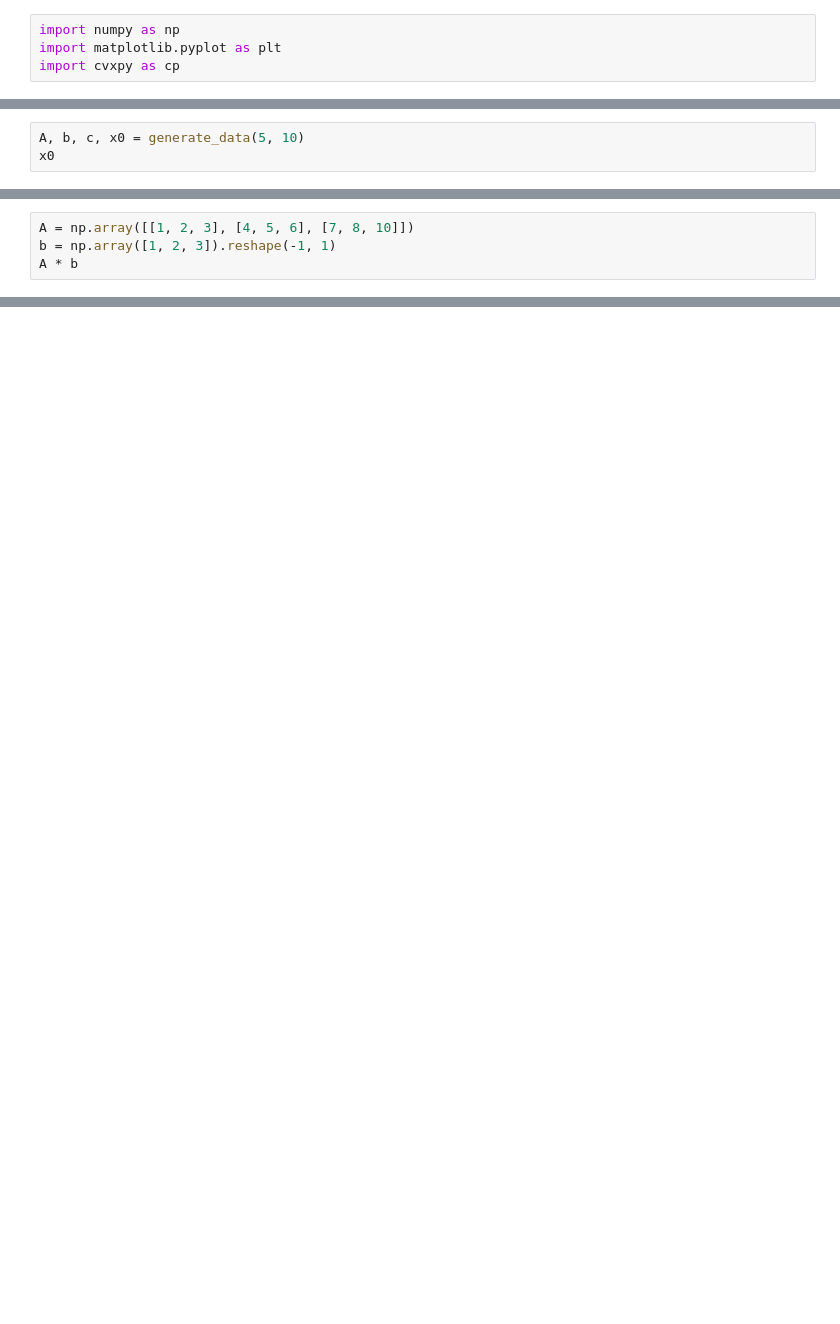
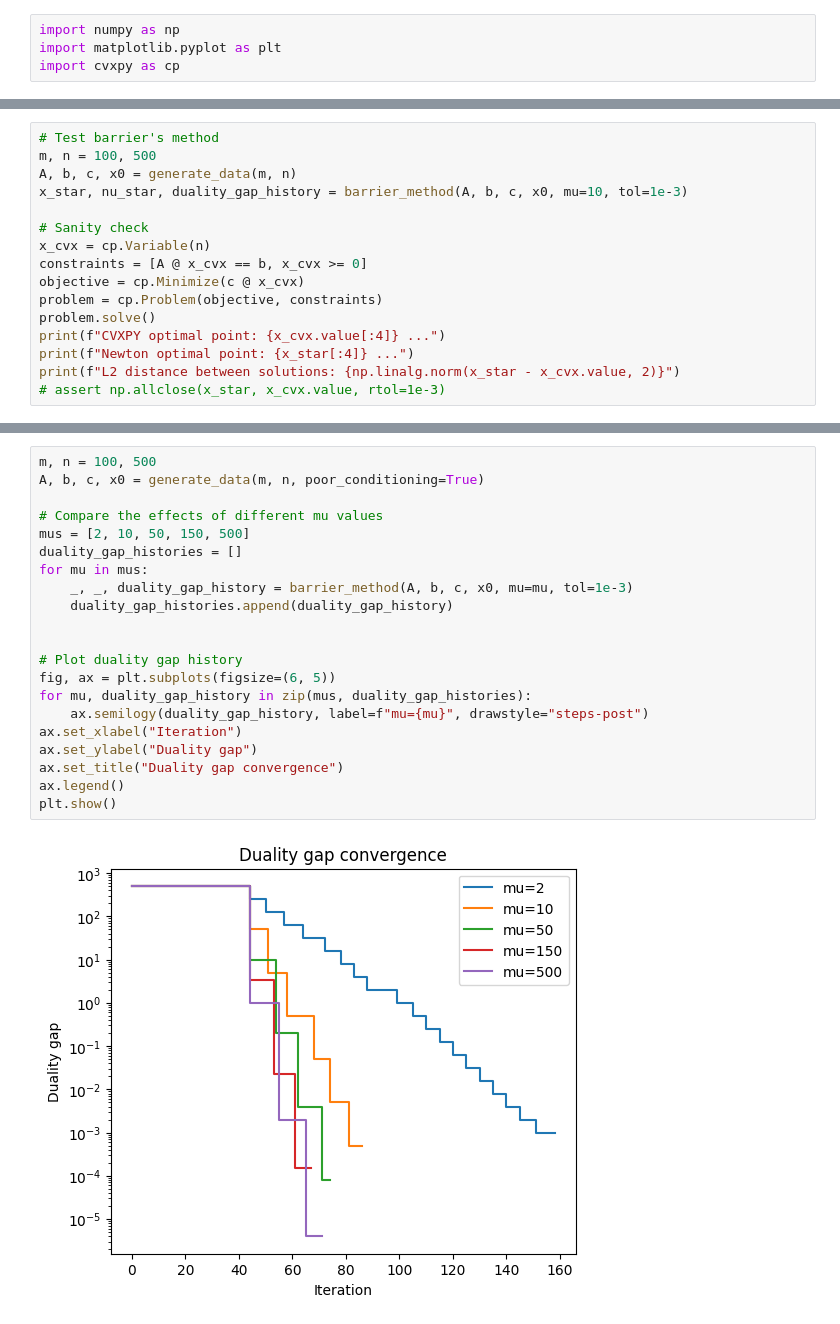
Before and after one commit to 4x1om/ee364a-homework, a Jupyter notebook: hw8/lp.ipynb, the cells around one changed output, grey strips where cells are left out. Cells and saved outputs as stored; diff of their text form; blank space fills up the shorter version.

```diff
--- a/hw8/lp.ipynb
+++ b/hw8/lp.ipynb
@@ -17,6 +19,3 @@ def generate_data(m, n):
     b = A @ x0
     c = np.random.randn(n)
     return A, b, c, x0
-# %%
-A, b, c, x0 = generate_data(5, 10)
-x0
@@ -26,4 +21,0 @@ array([0.32908729, 1.08932178, 0.54851331, 0.89324827, 0.13206774,
-# %%
-A = np.array([[1, 2, 3], [4, 5, 6], [7, 8, 10]])
-b = np.array([1, 2, 3]).reshape(-1, 1)
-A * b
@@ -109,0 +132,16 @@ Custom Newton optimal point: [2.26286955e-01 1.94895945e+02 3.26627106e-01 8.204
+# %%
+# Test barrier's method
+m, n = 100, 500
+A, b, c, x0 = generate_data(m, n)
+x_star, nu_star, duality_gap_history = barrier_method(A, b, c, x0, mu=10, tol=1e-3)
+
+# Sanity check
+x_cvx = cp.Variable(n)
+constraints = [A @ x_cvx == b, x_cvx >= 0]
+objective = cp.Minimize(c @ x_cvx)
+problem = cp.Problem(objective, constraints)
+problem.solve()
+print(f"CVXPY optimal point: {x_cvx.value[:4]} ...")
+print(f"Newton optimal point: {x_star[:4]} ...")
+print(f"L2 distance between solutions: {np.linalg.norm(x_star - x_cvx.value, 2)}")
+# assert np.allclose(x_star, x_cvx.value, rtol=1e-3)
@@ -109,0 +152,23 @@ Custom Newton optimal point: [2.26286955e-01 1.94895945e+02 3.26627106e-01 8.204
+# %%
+m, n = 100, 500
+A, b, c, x0 = generate_data(m, n, poor_conditioning=True)
+
+# Compare the effects of different mu values
+mus = [2, 10, 50, 150, 500]
+duality_gap_histories = []
+for mu in mus:
+    _, _, duality_gap_history = barrier_method(A, b, c, x0, mu=mu, tol=1e-3)
+    duality_gap_histories.append(duality_gap_history)
+
+
+# Plot duality gap history
+fig, ax = plt.subplots(figsize=(6, 5))
+for mu, duality_gap_history in zip(mus, duality_gap_histories):
+    ax.semilogy(duality_gap_history, label=f"mu={mu}", drawstyle="steps-post")
+ax.set_xlabel("Iteration")
+ax.set_ylabel("Duality gap")
+ax.set_title("Duality gap convergence")
+ax.legend()
+plt.show()
+# %% [output]
+[figure, added]
```
Also changed, not shown: parts of 8 cells of this notebook.
